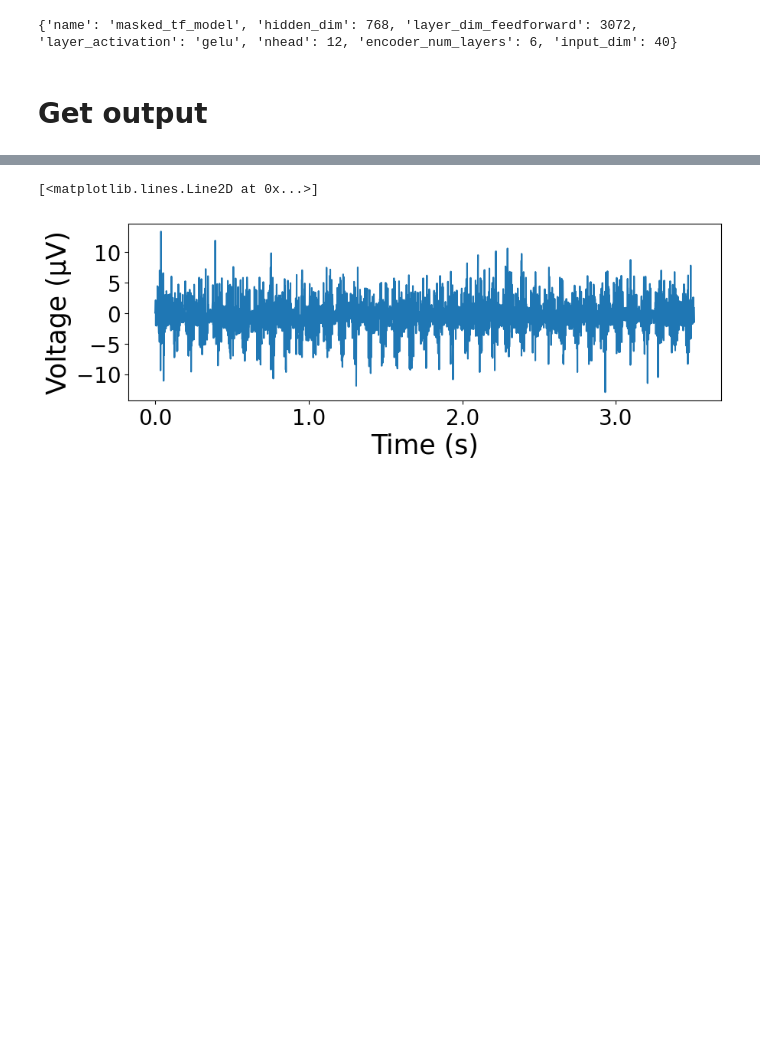
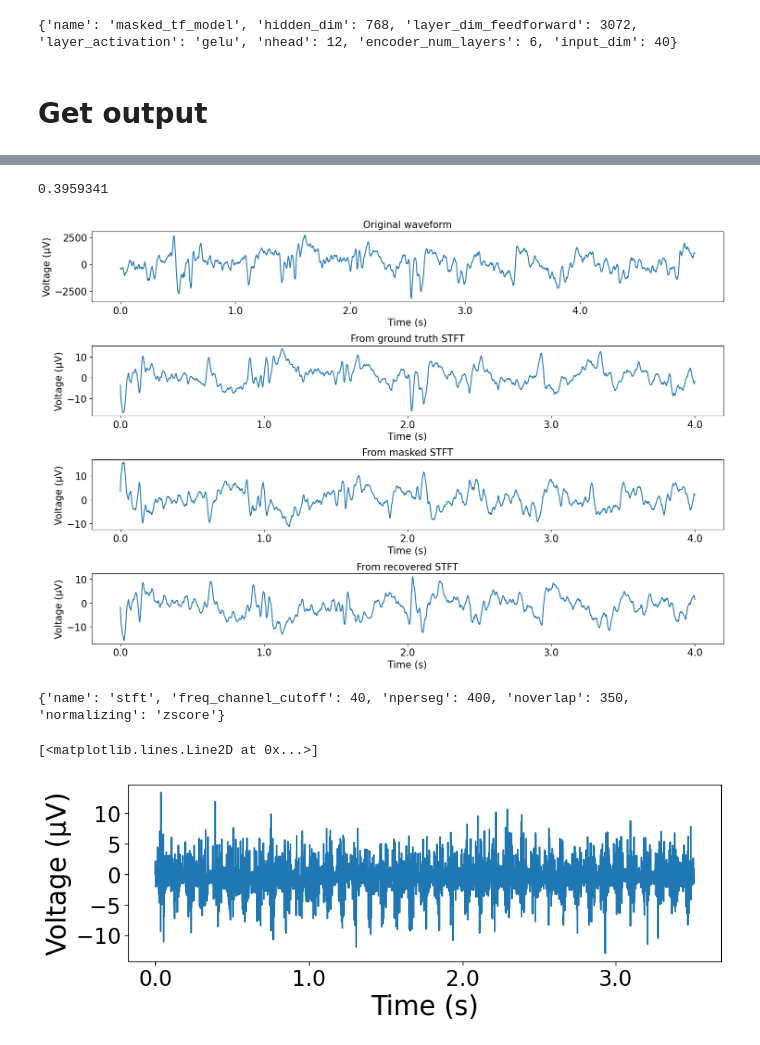
Before and after one commit to GoMapur/BrainBERT, a Jupyter notebook: notebooks/demo.ipynb, the cells around one changed output, grey strips where cells are left out. Saved outputs shown, nothing was run; the diff lists cells and outputs as text; code cells hidden in the pictures; blank space fills up the shorter version.

```diff
--- a/notebooks/demo.ipynb
+++ b/notebooks/demo.ipynb
@@ -139,3 +483,79 @@ torch.Size([1, 91, 40]) torch.Size([1, 91, 768])
+# %%
+def reverse_zscore(z, mn, std):
+    """
+    Reverses the z-scoring operation to get the original values.
+
+    Parameters:
+    - z: The z-scored array
+    - mn: Original mean values used for z-scoring
+    - std: Original standard deviation values used for z-scoring
+
+    Returns:
+    - Original array before z-scoring
+    """
+    return (z * std) + mn
+
+# find samples with error around find_num
+find_num = 0.4
+ok_samples = samples_df[(samples_df["error"] > find_num - 0.01) & (samples_df["error"] < find_num + 0.01)].iloc[0].copy()
+
+masked_input_data = ok_samples["masked_input"].transpose(1,0)
+gt_data = ok_samples["target"].transpose(1,0)
+un_normalized_data = ok_samples["un_normalized_data"].transpose(1,0)
+recovery = ok_samples["recovery"].transpose(1,0)
+
+print(ok_samples["error"])
+
+reversed_input = reverse_zscore(gt_data, ok_samples["mean"], ok_samples["std"])
+reversed_masked = reverse_zscore(masked_input_data, ok_samples["mean"], ok_samples["std"])
+reversed_recover = reverse_zscore(recovery, ok_samples["mean"], ok_samples["std"])
+
+# Reverse the cutoff operation, add 160 x 81 zeros to the end of the array
+erased_Zxx = ok_samples["erased_Zxx"]
+reversed_input = np.concatenate([reversed_input, erased_Zxx], axis=0)
+reversed_masked = np.concatenate([reversed_masked, erased_Zxx], axis=0)
+reversed_recover = np.concatenate([reversed_recover, erased_Zxx], axis=0)
+
+# Use griffin-lim to recover the original signal
+
+import librosa
+
+def plot_wav(wav, ax, title):
+    ax.tick_params(axis='x', labelsize=15)
+    ax.tick_params(axis='y', labelsize=15)
+    ax.set_ylabel(u"Voltage (\u03bcV)", fontsize=15)
+    ax.set_xticks(np.arange(0,len(wav)+1, 1000), [x/1000 for x in np.arange(0,len(wav)+1, 1000)])
+    ax.set_xlabel("Time (s)", fontsize=15)
+    ax.set_title(title, fontsize=15)
+    ax.plot(wav)
+
+fig, ax = plt.subplots(nrows=4, ncols=1, figsize=(15,10))
+
+wav = ok_samples["wav"]
+plot_wav(wav, ax[0], "Original waveform")
+
+reversed_input_reconstructed = librosa.griffinlim(reversed_input, win_length = preprocessor_cfg.nperseg,
+                                     hop_length = preprocessor_cfg.nperseg - preprocessor_cfg.noverlap,
+                                     n_fft = preprocessor_cfg.nperseg, n_iter=1000)
+plot_wav(reversed_input_reconstructed, ax[1], "From ground truth STFT")
+
+reversed_masked_reconstructed = librosa.griffinlim(reversed_masked, win_length = preprocessor_cfg.nperseg,
+                                     hop_length = preprocessor_cfg.nperseg - preprocessor_cfg.noverlap,
+                                     n_fft = preprocessor_cfg.nperseg, n_iter=1000)
+plot_wav(reversed_masked_reconstructed, ax[2], "From masked STFT")
+
+reversed_recover_reconstructed = librosa.griffinlim(reversed_recover, win_length = preprocessor_cfg.nperseg,
+                                     hop_length = preprocessor_cfg.nperseg - preprocessor_cfg.noverlap,
+                                     n_fft = preprocessor_cfg.nperseg, n_iter=1000)
+plot_wav(reversed_recover_reconstructed, ax[3], "From recovered STFT")
+plt.tight_layout()
+# %% [output]
+0.3959341
+[figure, added]
+# %%
+preprocessor_cfg
+# %% [output]
+{'name': 'stft', 'freq_channel_cutoff': 40, 'nperseg': 400, 'noverlap': 350, 'normalizing': 'zscore'}
 # %%
 from scipy import signal
 
```
Also changed, not shown: parts of 29 cells of this notebook, 8 other files.
